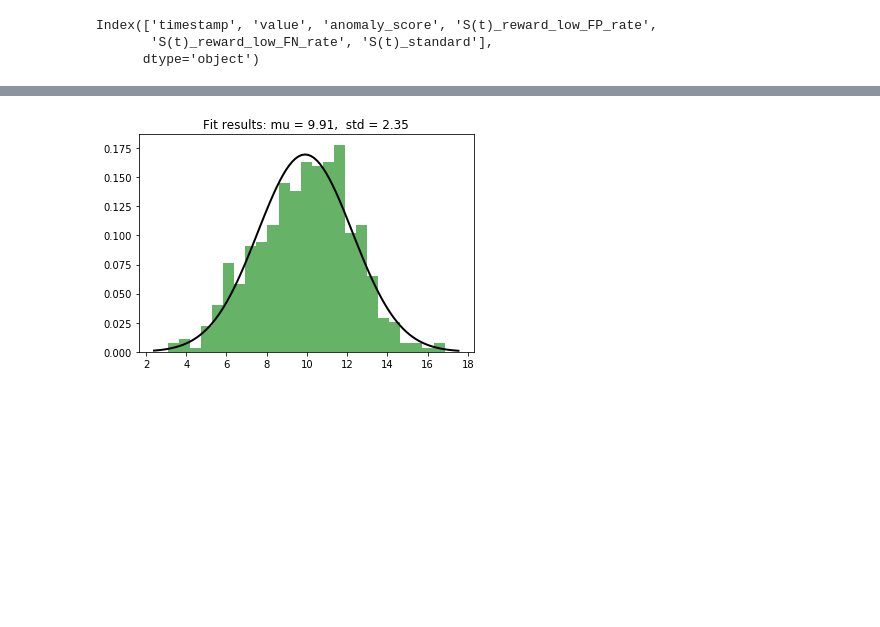
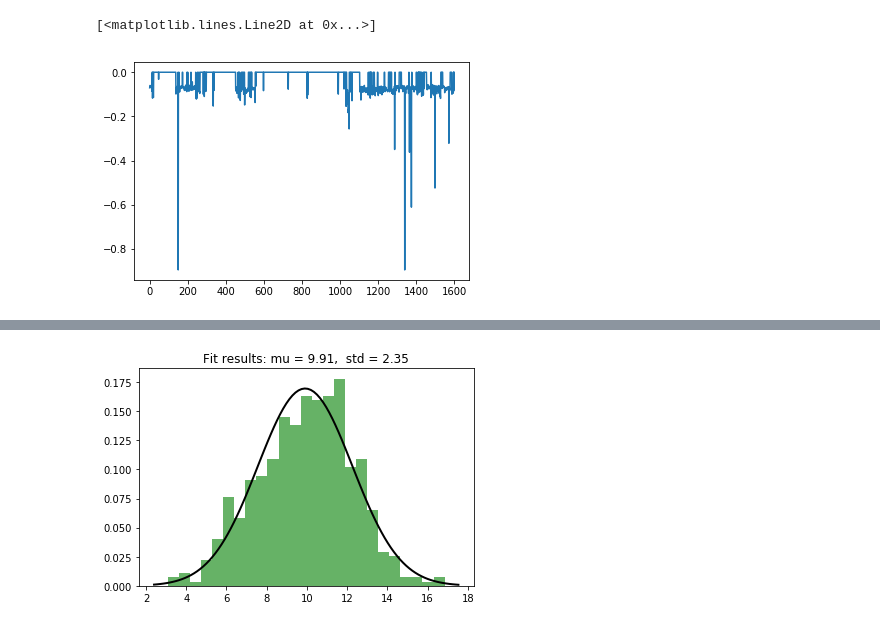
Before and after one commit to Abdul-Rehman-Liaqat/AnomalyDetection, a Jupyter notebook: code/code/plotting.ipynb, the cells around one changed output, grey strips where cells are left out. Saved outputs shown, nothing was run; the diff lists cells and outputs as text; code cells hidden in the pictures; blank space fills up the shorter version.

```diff
--- a/code/code/plotting.ipynb
+++ b/code/code/plotting.ipynb
@@ -8,6 +5,0 @@ df = get_sample_df(path = "/results/autoencoder_fully_connected/realTweets/", fi
-# %%
-df.columns
-# %% [output]
-Index(['timestamp', 'value', 'anomaly_score', 'S(t)_reward_low_FP_rate',
-       'S(t)_reward_low_FN_rate', 'S(t)_standard'],
-      dtype='object')
@@ -14,3 +10,8 @@ Index(['timestamp', 'value', 'anomaly_score', 'S(t)_reward_low_FP_rate',
+# %%
+plt.plot(df.anomaly_score.values[probation_period:])
+# %% [output]
+[<matplotlib.lines.Line2D at 0x...>]
+[figure, added]
 # %%
 time_ser = df.anomaly_score.values
 mu,std = norm.fit(time_ser)
```
Also changed, not shown: parts of 4 cells of this notebook.
